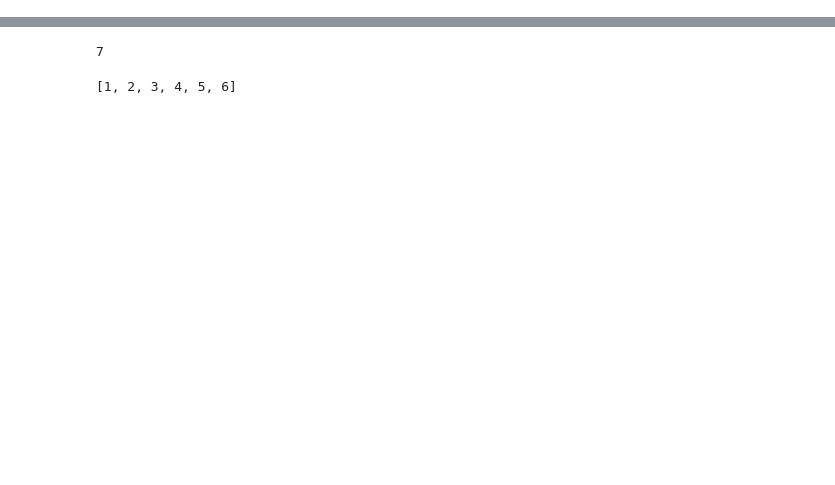
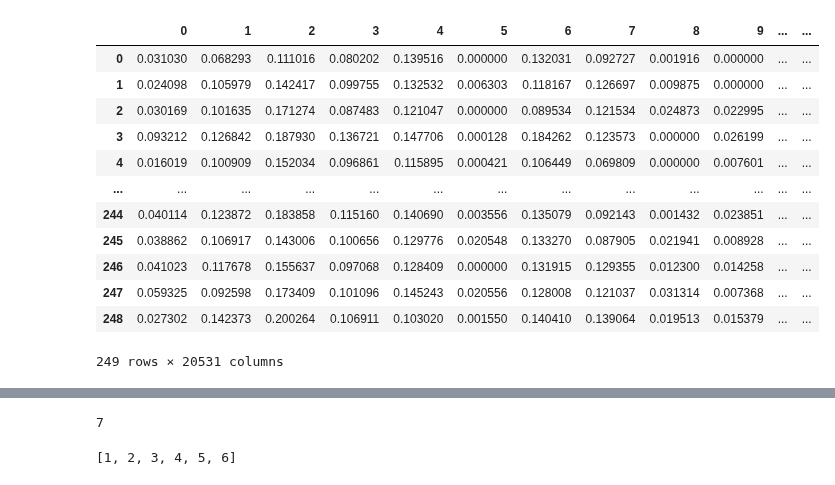
Before and after one commit to briankarlberg/synthetic_TCGA_data_gen, a Jupyter notebook: d_UMAP/d_umap_normed_BRCA_01.ipynb, the cells around one changed output, grey strips where cells are left out. Cells and saved outputs as stored; diff of their text form; code cells hidden in the pictures; blank space fills up the shorter version.

Commit message:
UMAP attempt on BRCA production
next action: Fix comma sep on decoded results file

```diff
--- a/d_UMAP/d_umap_normed_BRCA_01.ipynb
+++ b/d_UMAP/d_umap_normed_BRCA_01.ipynb
@@ -42,0 +77,21 @@ import numpy as np
+# %%
+dec_trn_X_raw = pd.read_csv(
+    '../b_model/results/BRCA_15k_outlier_cut_test_15_epochs_100_latent_dim_2022-10-26_1d_model.tsv',
+    sep = ',',
+    index_col = 0)
+# %%
+dec_trn_X_raw
+# %% [output]
+|  | 0 | 1 | 2 | 3 | 4 | 5 | 6 | 7 | 8 | 9 | ... | ... |
+| 0 | 0.031030 | 0.068293 | 0.111016 | 0.080202 | 0.139516 | 0.000000 | 0.132031 | 0.092727 | 0.001916 | 0.000000 | ... | ... |
+| 1 | 0.024098 | 0.105979 | 0.142417 | 0.099755 | 0.132532 | 0.006303 | 0.118167 | 0.126697 | 0.009875 | 0.000000 | ... | ... |
+| 2 | 0.030169 | 0.101635 | 0.171274 | 0.087483 | 0.121047 | 0.000000 | 0.089534 | 0.121534 | 0.024873 | 0.022995 | ... | ... |
+| 3 | 0.093212 | 0.126842 | 0.187930 | 0.136721 | 0.147706 | 0.000128 | 0.184262 | 0.123573 | 0.000000 | 0.026199 | ... | ... |
+| 4 | 0.016019 | 0.100909 | 0.152034 | 0.096861 | 0.115895 | 0.000421 | 0.106449 | 0.069809 | 0.000000 | 0.007601 | ... | ... |
+| ... | ... | ... | ... | ... | ... | ... | ... | ... | ... | ... | ... | ... |
+| 244 | 0.040114 | 0.123872 | 0.183858 | 0.115160 | 0.140690 | 0.003556 | 0.135079 | 0.092143 | 0.001432 | 0.023851 | ... | ... |
+| 245 | 0.038862 | 0.106917 | 0.143006 | 0.100656 | 0.129776 | 0.020548 | 0.133270 | 0.087905 | 0.021941 | 0.008928 | ... | ... |
+| 246 | 0.041023 | 0.117678 | 0.155637 | 0.097068 | 0.128409 | 0.000000 | 0.131915 | 0.129355 | 0.012300 | 0.014258 | ... | ... |
+| 247 | 0.059325 | 0.092598 | 0.173409 | 0.101096 | 0.145243 | 0.020556 | 0.128008 | 0.121037 | 0.031314 | 0.007368 | ... | ... |
+| 248 | 0.027302 | 0.142373 | 0.200264 | 0.106911 | 0.103020 | 0.001550 | 0.140410 | 0.139064 | 0.019513 | 0.015379 | ... | ... |
+249 rows × 20531 columns
```
Also changed, not shown: parts of 24 cells of this notebook, 1 other file.
